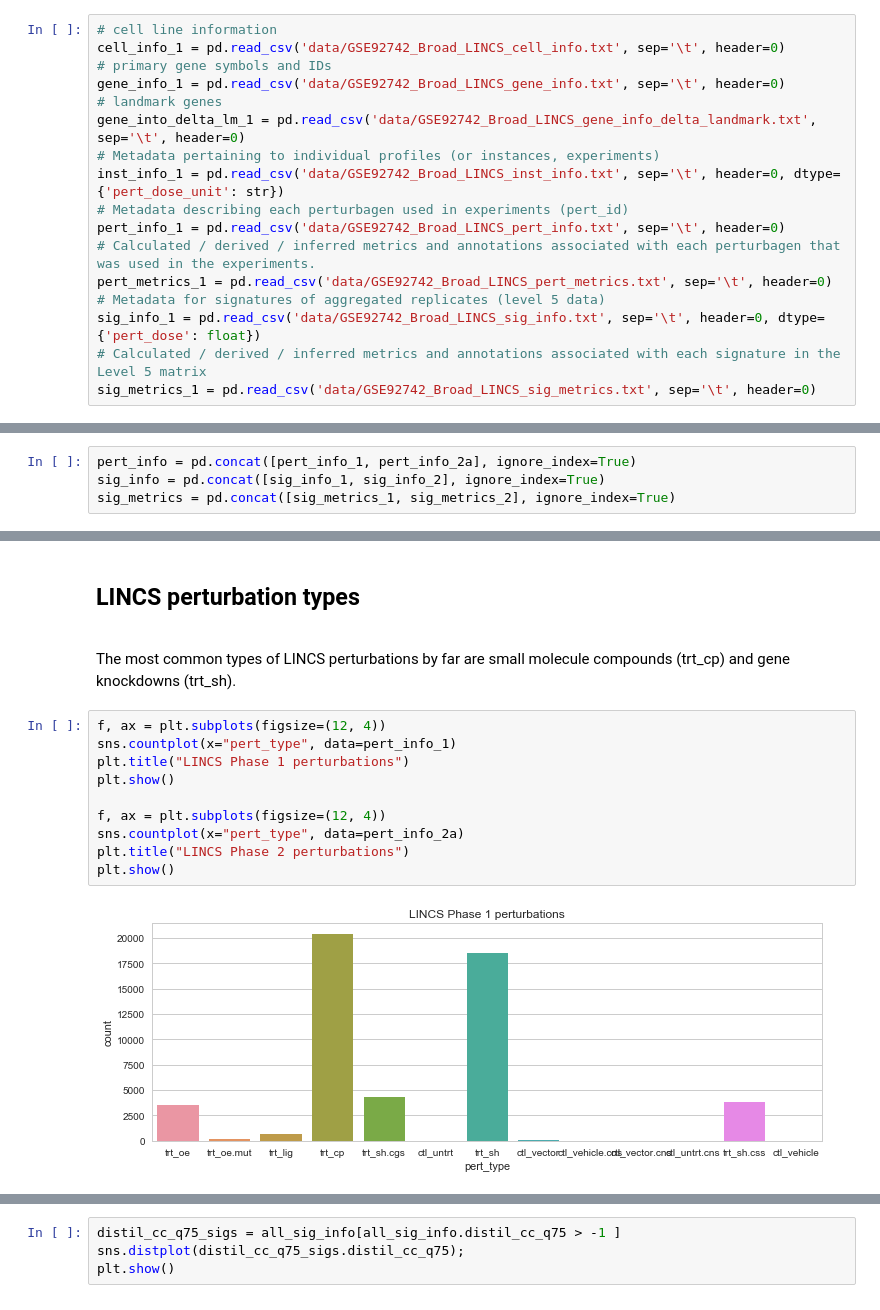
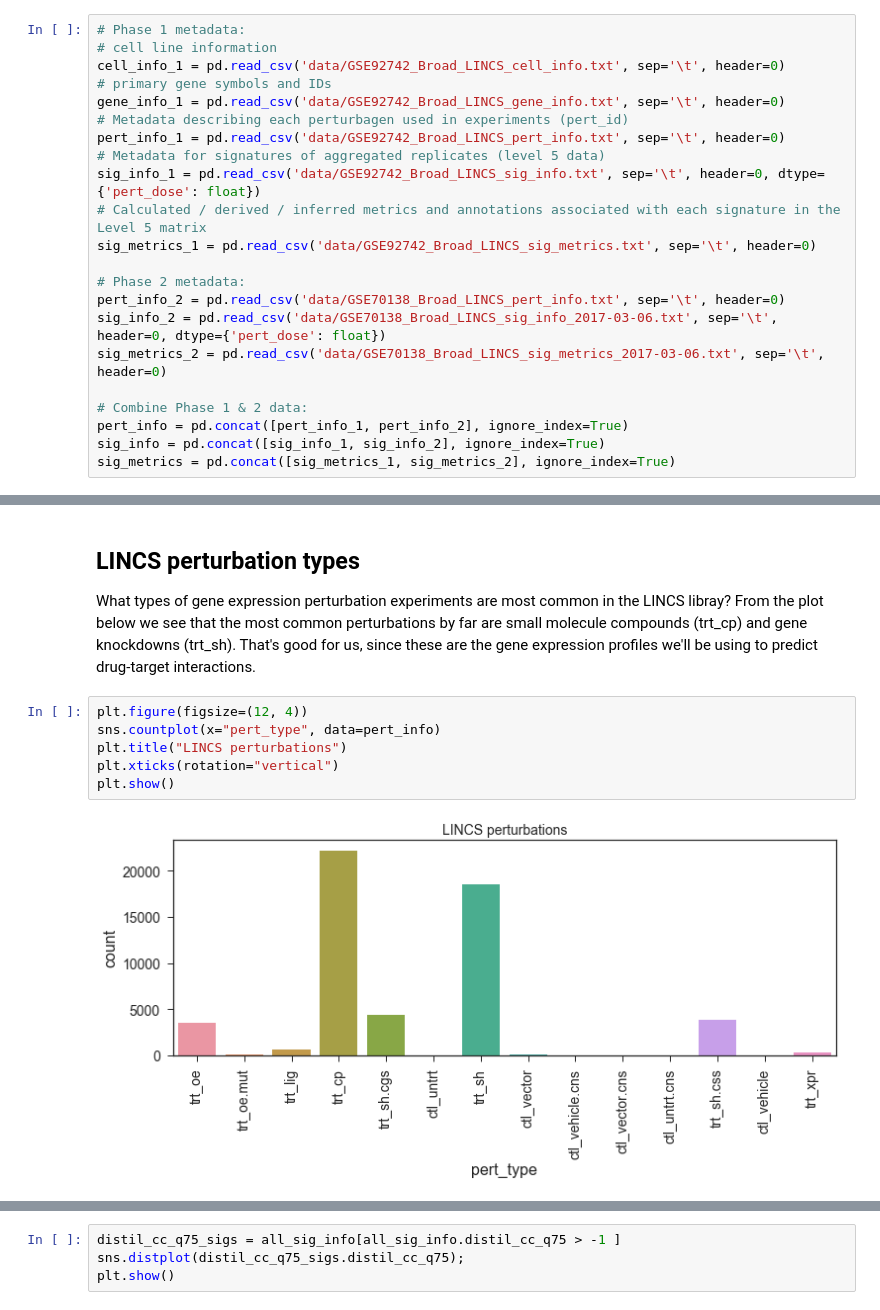
Before and after one commit to npabon/LINCS_target_prediction, a Jupyter notebook: LINCS_data_exploration.ipynb, the cells around one changed output, grey strips where cells are left out. Cells and saved outputs as stored; diff of their text form.

Commit message:
making the LINCS_data_exploration notebook easier to read

```diff
--- a/LINCS_data_exploration.ipynb
+++ b/LINCS_data_exploration.ipynb
@@ -42,17 +41,22 @@ ___
 # %%
+# Phase 1 metadata:
 # cell line information
 cell_info_1 = pd.read_csv('data/GSE92742_Broad_LINCS_cell_info.txt', sep='\t', header=0)
 # primary gene symbols and IDs
 gene_info_1 = pd.read_csv('data/GSE92742_Broad_LINCS_gene_info.txt', sep='\t', header=0)
-# landmark genes
-gene_into_delta_lm_1 = pd.read_csv('data/GSE92742_Broad_LINCS_gene_info_delta_landmark.txt', sep='\t', header=0)
-# Metadata pertaining to individual profiles (or instances, experiments)
-inst_info_1 = pd.read_csv('data/GSE92742_Broad_LINCS_inst_info.txt', sep='\t', header=0, dtype={'pert_dose_unit': str})
 # Metadata describing each perturbagen used in experiments (pert_id)
 pert_info_1 = pd.read_csv('data/GSE92742_Broad_LINCS_pert_info.txt', sep='\t', header=0)
-# Calculated / derived / inferred metrics and annotations associated with each perturbagen that was used in the experiments.
-pert_metrics_1 = pd.read_csv('data/GSE92742_Broad_LINCS_pert_metrics.txt', sep='\t', header=0)
 # Metadata for signatures of aggregated replicates (level 5 data)
 sig_info_1 = pd.read_csv('data/GSE92742_Broad_LINCS_sig_info.txt', sep='\t', header=0, dtype={'pert_dose': float})
 # Calculated / derived / inferred metrics and annotations associated with each signature in the Level 5 matrix
 sig_metrics_1 = pd.read_csv('data/GSE92742_Broad_LINCS_sig_metrics.txt', sep='\t', header=0)
+
+# Phase 2 metadata:
+pert_info_2 = pd.read_csv('data/GSE70138_Broad_LINCS_pert_info.txt', sep='\t', header=0)
+sig_info_2 = pd.read_csv('data/GSE70138_Broad_LINCS_sig_info_2017-03-06.txt', sep='\t', header=0, dtype={'pert_dose': float})
+sig_metrics_2 = pd.read_csv('data/GSE70138_Broad_LINCS_sig_metrics_2017-03-06.txt', sep='\t', header=0)
+
+# Combine Phase 1 & 2 data:
+pert_info = pd.concat([pert_info_1, pert_info_2], ignore_index=True)
+sig_info = pd.concat([sig_info_1, sig_info_2], ignore_index=True)
+sig_metrics = pd.concat([sig_metrics_1, sig_metrics_2], ignore_index=True)
@@ -78,4 +62,0 @@ sig_metrics_2 = pd.read_csv('data/GSE70138_Broad_LINCS_sig_metrics_2017-03-06.tx
-# %%
-pert_info = pd.concat([pert_info_1, pert_info_2a], ignore_index=True)
-sig_info = pd.concat([sig_info_1, sig_info_2], ignore_index=True)
-sig_metrics = pd.concat([sig_metrics_1, sig_metrics_2], ignore_index=True)
@@ -87,16 +63,12 @@ lm_gene_ids = lm_genes['pr_gene_id'].astype(str).values
 # %% [markdown]
 ## LINCS perturbation types
 
-<br>The most common types of LINCS perturbations by far are small molecule compounds (trt_cp) and gene knockdowns (trt_sh).
+What types of gene expression perturbation experiments are most common in the LINCS libray? From the plot below we see that the most common perturbations by far are small molecule compounds (trt_cp) and gene knockdowns (trt_sh). That's good for us, since these are the gene expression profiles we'll be using to predict drug-target interactions.
 # %%
-f, ax = plt.subplots(figsize=(12, 4))
-sns.countplot(x="pert_type", data=pert_info_1)
-plt.title("LINCS Phase 1 perturbations")
+plt.figure(figsize=(12, 4))
+sns.countplot(x="pert_type", data=pert_info)
+plt.title("LINCS perturbations")
+plt.xticks(rotation="vertical")
 plt.show()
-
-f, ax = plt.subplots(figsize=(12, 4))
-sns.countplot(x="pert_type", data=pert_info_2a)
-plt.title("LINCS Phase 2 perturbations")
-plt.show()
 # %% [output]
-[figure, old version]
+[figure, new version]
```
Also changed, not shown: parts of 24 cells of this notebook, 1 other file.
